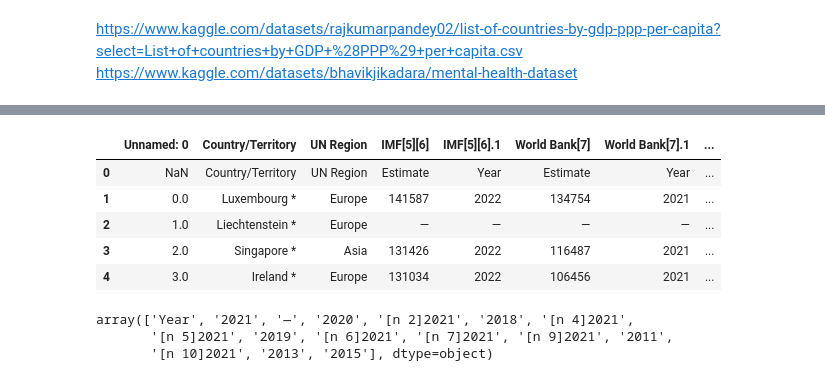
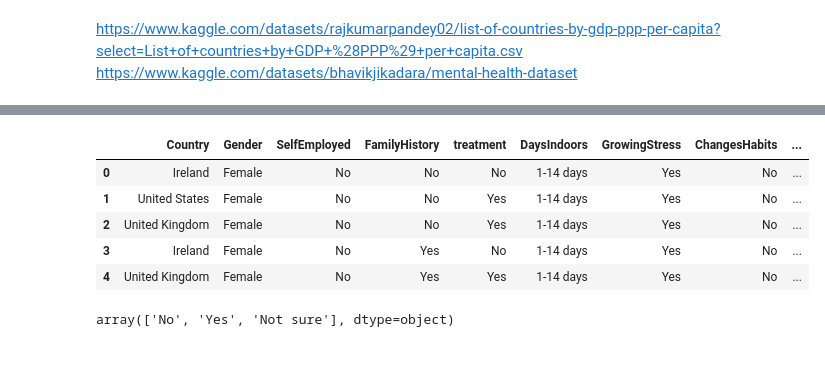
Before and after one commit to jdbarrio/visualizacion_PR, a Jupyter notebook: notebook/notebook.ipynb, the cells around one changed output, grey strips where cells are left out. Drawn from its saved outputs; the diff is of its cells as text; code cells hidden in the pictures.

```diff
--- a/notebook/notebook.ipynb
+++ b/notebook/notebook.ipynb
@@ -39,0 +63,3 @@ Warning: Looks like you're using an outdated `kagglehub` version, please conside
+# %%
+# filtra el dataset por 2015 en base al timestamp
+mental_health_df = mental_health_df[mental_health_df['Timestamp'].str.contains('2015')]
@@ -39,0 +145,40 @@ Warning: Looks like you're using an outdated `kagglehub` version, please conside
+# %%
+# Seleccionar columnas relevantes de ambos datasets
+countries_filtered = countries_df[["Country", "Region",  "IMF[5][6]", "IMF[5][6].1", "World Bank[7]", "World Bank[7].1"]]
+countries_filtered = countries_filtered.drop(0)
+countries_filtered['Country'] = countries_filtered['Country'].str.replace(r"\*", "")
+mental_health_filtered = mental_health_df[[
+    "Country", "Gender", "self_employed", "family_history", "treatment",
+    "Days_Indoors", "Growing_Stress", "Changes_Habits", "Mood_Swings", "care_options"
+]]
+
+mental_health_filtered['Country'] = mental_health_filtered['Country'].str.strip()
+
+
+# Combinar los datasets por país
+combined_df = pd.merge(mental_health_filtered, countries_filtered, on="Country", how="inner")
+
+# Renombrar columnas para mayor claridad
+combined_df.rename(columns={
+    "IMF[5][6]": "GDP_Estimate_IMF",
+    "IMF[5][6].1": "Year IMF",
+    "World Bank[7]": "GDP_Estimate_WorldBank",
+    "World Bank[7].1": "Year_WorldBank",
+    "self_employed": "SelfEmployed",
+    "family_history": "FamilyHistory",
+    "Days_Indoors": "DaysIndoors",
+    "Growing_Stress": "GrowingStress",
+    "Changes_Habits": "ChangesHabits",
+    "Mood_Swings": "MoodSwings"
+}, inplace=True)
+
+# Limpiar valores nulos
+data_cleaned = combined_df.dropna()
+
+# Convertir GDP_Estimate a numérico si es necesario
+data_cleaned["GDP_Estimate_IMF"] = pd.to_numeric(data_cleaned["GDP_Estimate_IMF"], errors="coerce")
+data_cleaned["GDP_Estimate_WorldBank"] = pd.to_numeric(data_cleaned["GDP_Estimate_WorldBank"], errors="coerce")
+data_cleaned = data_cleaned.dropna()
+
+
+data_cleaned.head()
@@ -49,16 +275,14 @@ health.head()
 # %%
-wealth.head()
+data_cleaned.head()
 # %% [output]
-|  | Unnamed: 0 | Country/Territory | UN Region | IMF[5][6] | IMF[5][6].1 | World Bank[7] | World Bank[7].1 | ... |
-| 0 | NaN | Country/Territory | UN Region | Estimate | Year | Estimate | Year | ... |
-| 1 | 0.0 | Luxembourg * | Europe | 141587 | 2022 | 134754 | 2021 | ... |
-| 2 | 1.0 | Liechtenstein * | Europe | — | — | — | — | ... |
-| 3 | 2.0 | Singapore * | Asia | 131426 | 2022 | 116487 | 2021 | ... |
-| 4 | 3.0 | Ireland * | Europe | 131034 | 2022 | 106456 | 2021 | ... |
+|  | Country | Gender | SelfEmployed | FamilyHistory | treatment | DaysIndoors | GrowingStress | ChangesHabits | ... |
+| 0 | Ireland | Female | No | No | No | 1-14 days | Yes | No | ... |
+| 1 | United States | Female | No | No | Yes | 1-14 days | Yes | No | ... |
+| 2 | United Kingdom | Female | No | No | Yes | 1-14 days | Yes | No | ... |
+| 3 | Ireland | Female | No | Yes | No | 1-14 days | Yes | No | ... |
+| 4 | United Kingdom | Female | No | Yes | Yes | 1-14 days | Yes | No | ... |
-# %%
-# show unique values of IMF[5][6].1
-wealth["World Bank[7].1"].unique()
-# %% [output]
-array(['Year', '2021', '—', '2020', '[n 2]2021', '2018', '[n 4]2021',
-       '[n 5]2021', '2019', '[n 6]2021', '[n 7]2021', '[n 9]2021', '2011',
-       '[n 10]2021', '2013', '2015'], dtype=object)
+# %%
+# muestra valores unicos de care_options
+data_cleaned["care_options"].unique()
+# %% [output]
+array(['No', 'Yes', 'Not sure'], dtype=object)
```
Also changed, not shown: parts of 33 cells of this notebook.
